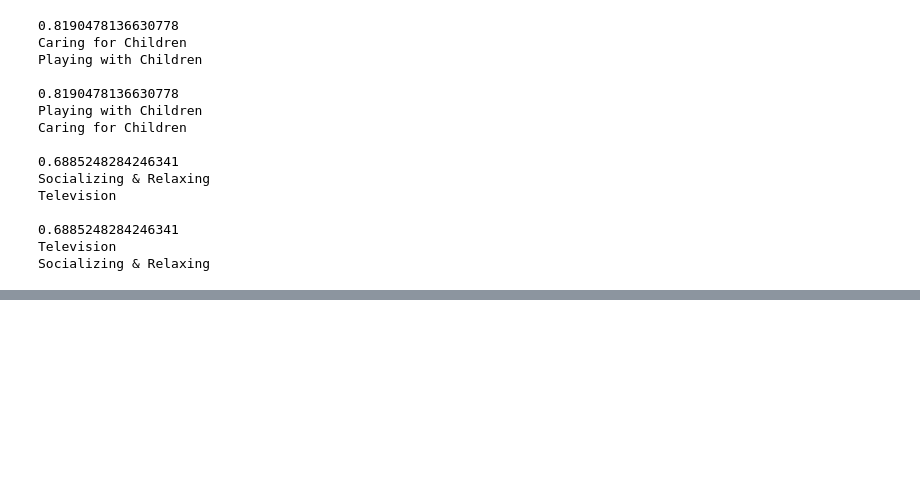
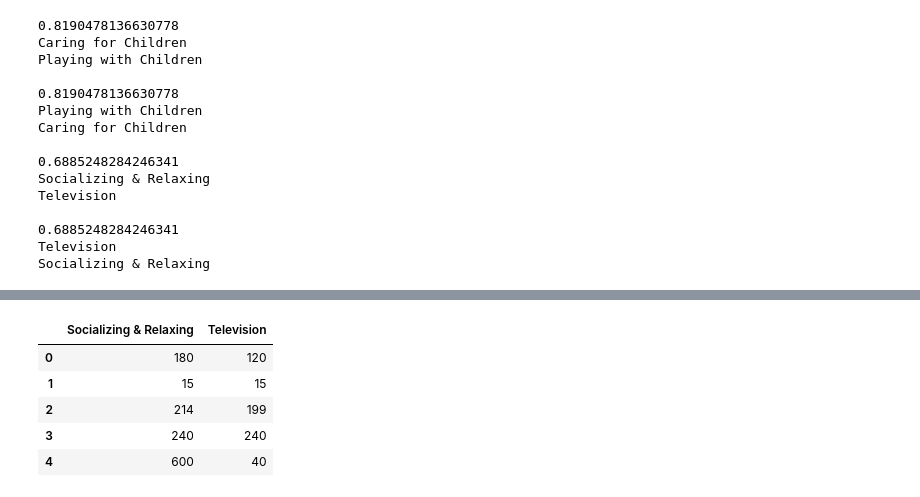
Before and after one commit to shenoyrahul444/IAC---Round-1-, a Jupyter notebook: Data Exploration.ipynb, the cells around one changed output, grey strips where cells are left out. Saved outputs shown, nothing was run; the diff lists cells and outputs as text; code cells hidden in the pictures; blank space fills up the shorter version.

```diff
--- a/Data Exploration.ipynb
+++ b/Data Exploration.ipynb
@@ -100,0 +84,9 @@ Caring for Children
+# %%
+transformed_train.loc[:,'Socializing & Relaxing':'Television'].head()
+# %% [output]
+|  | Socializing & Relaxing | Television |
+| 0 | 180 | 120 |
+| 1 | 15 | 15 |
+| 2 | 214 | 199 |
+| 3 | 240 | 240 |
+| 4 | 600 | 40 |
```
Also changed, not shown: parts of 16 cells of this notebook.
